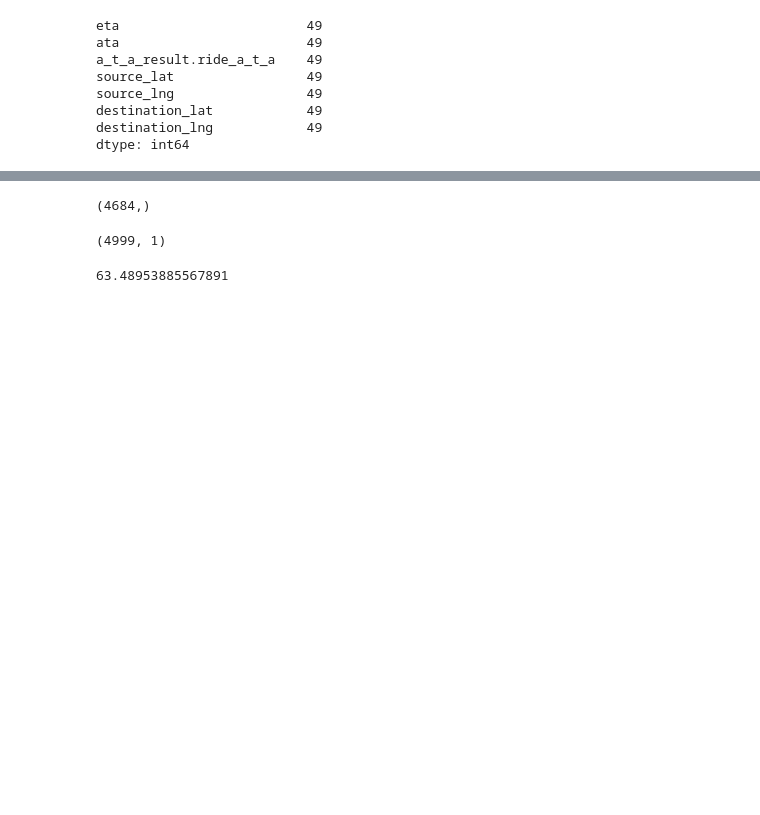
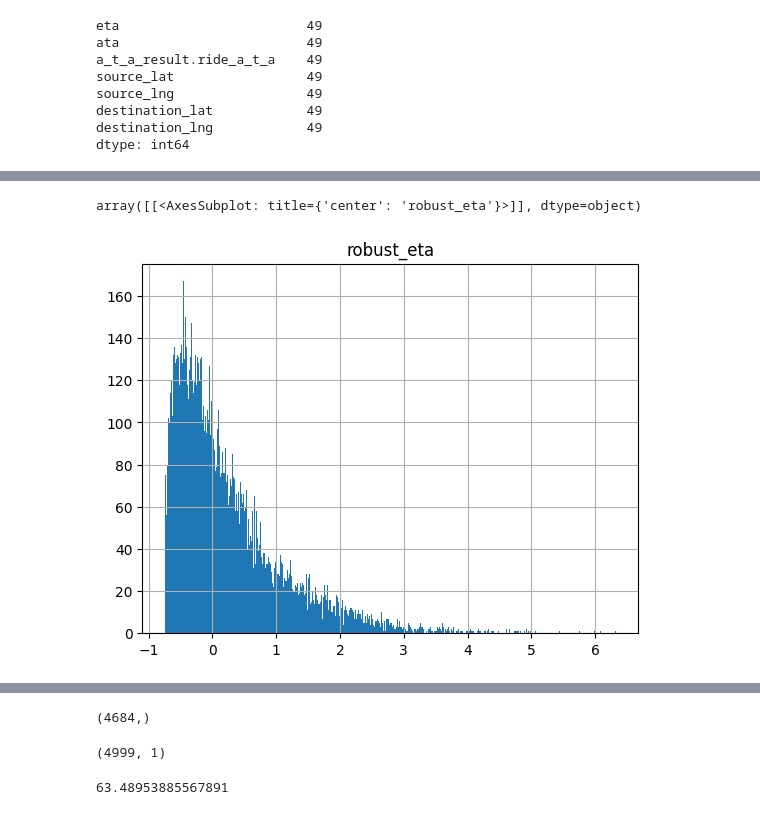
Before and after one commit to elahe-dastan/POP, a Jupyter notebook: feature_engineering/feature_engineering.ipynb, the cells around one changed output, grey strips where cells are left out. Cells and saved outputs as stored; diff of their text form; code cells hidden in the pictures; blank space fills up the shorter version.

```diff
--- a/feature_engineering/feature_engineering.ipynb
+++ b/feature_engineering/feature_engineering.ipynb
@@ -589,0 +271,9 @@ np.var((p1_prediction - p1_ata_num))
+# %%
+eta_a = eta_edd[:, 0].reshape(-1, 1)
+robust_eta = RobustScaler().fit(eta_a).transform(eta_a)
+
+robust_eta_df = pd.DataFrame(robust_eta, columns = ['robust_eta'])
+robust_eta_df.hist(bins=500)
+# %% [output]
+array([[<AxesSubplot: title={'center': 'robust_eta'}>]], dtype=object)
+[figure, added]
```
Also changed, not shown: parts of 90 cells of this notebook, 2 other files.
